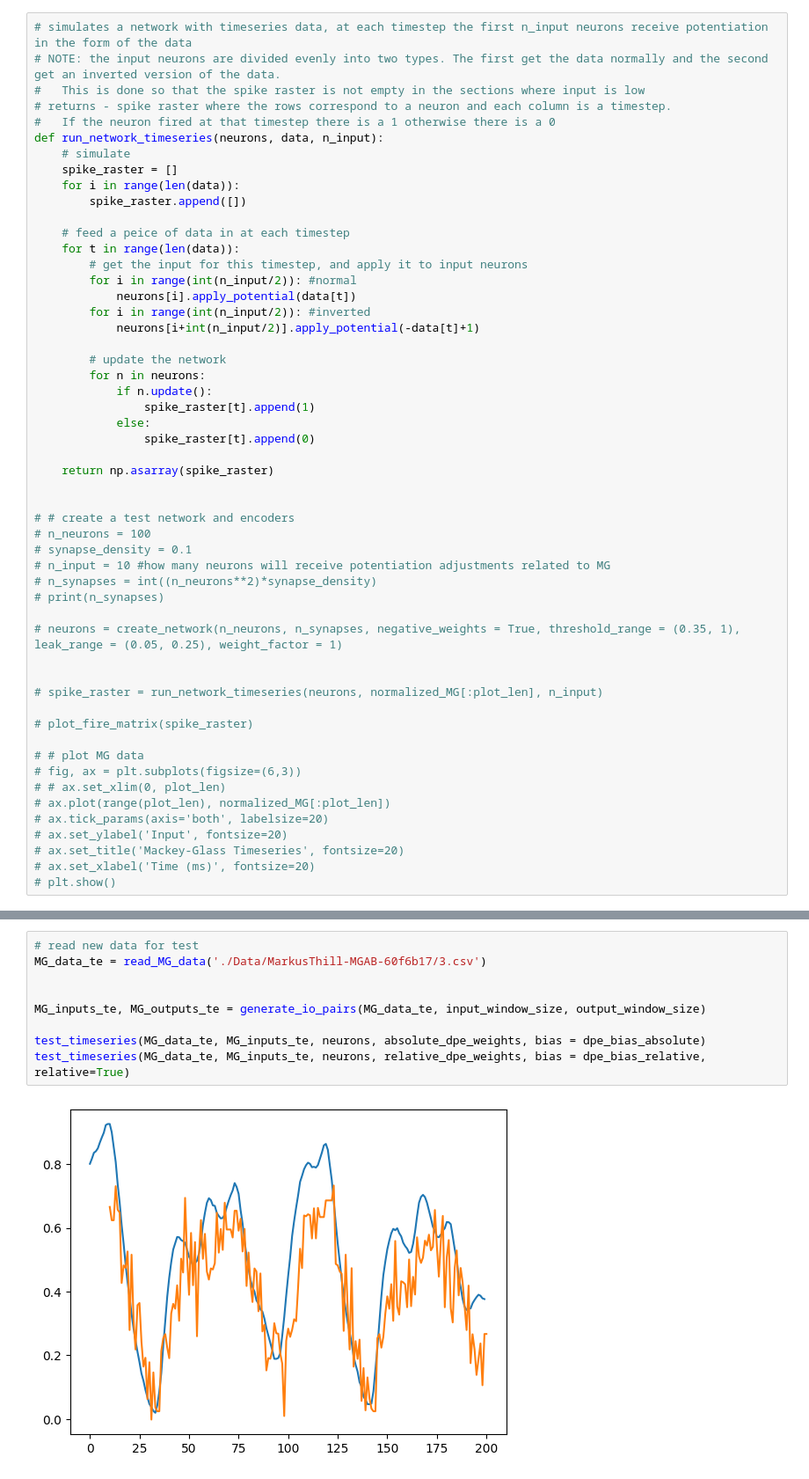
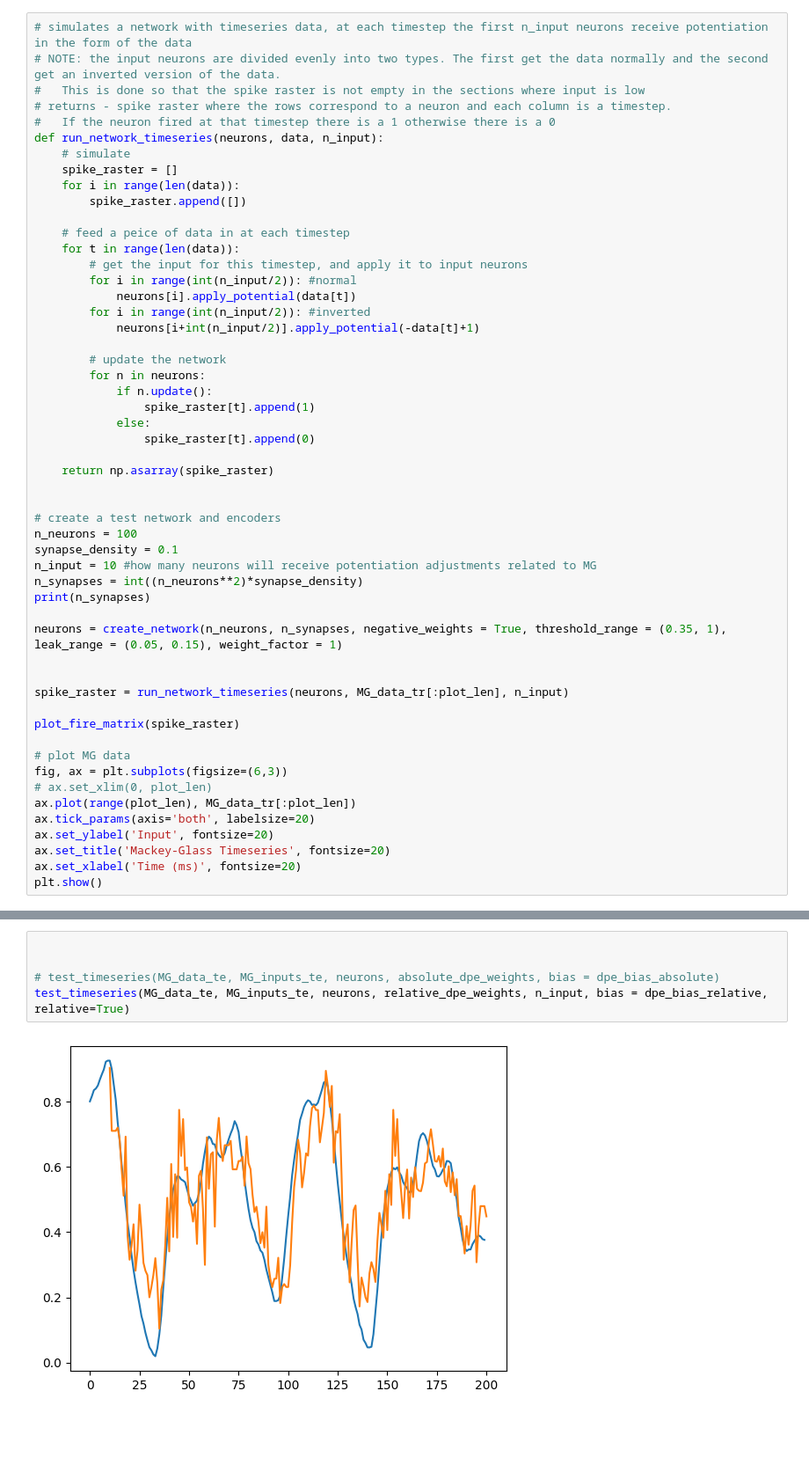
Before and after one commit to rfebbo/SNN_DPE, a Jupyter notebook: MG.ipynb, the cells around one changed output, grey strips where cells are left out. Shown at 88% size. Saved outputs shown, nothing was run; the diff lists cells and outputs as text; blank space fills up the shorter version.

```diff
--- a/MG.ipynb
+++ b/MG.ipynb
@@ -74,26 +81,26 @@ def run_network_timeseries(neurons, data, n_input):
     return np.asarray(spike_raster)
 
 
-# # create a test network and encoders
-# n_neurons = 100
-# synapse_density = 0.1
-# n_input = 10 #how many neurons will receive potentiation adjustments related to MG
-# n_synapses = int((n_neurons**2)*synapse_density)
-# print(n_synapses)
+# create a test network and encoders
+n_neurons = 100
+synapse_density = 0.1
+n_input = 10 #how many neurons will receive potentiation adjustments related to MG
+n_synapses = int((n_neurons**2)*synapse_density)
+print(n_synapses)
 
-# neurons = create_network(n_neurons, n_synapses, negative_weights = True, threshold_range = (0.35, 1), leak_range = (0.05, 0.25), weight_factor = 1)
+neurons = create_network(n_neurons, n_synapses, negative_weights = True, threshold_range = (0.35, 1), leak_range = (0.05, 0.15), weight_factor = 1)
 
 
-# spike_raster = run_network_timeseries(neurons, normalized_MG[:plot_len], n_input)
+spike_raster = run_network_timeseries(neurons, MG_data_tr[:plot_len], n_input)
 
-# plot_fire_matrix(spike_raster)
+plot_fire_matrix(spike_raster)
 
-# # plot MG data
-# fig, ax = plt.subplots(figsize=(6,3))
-# # ax.set_xlim(0, plot_len)
-# ax.plot(range(plot_len), normalized_MG[:plot_len])
-# ax.tick_params(axis='both', labelsize=20)
-# ax.set_ylabel('Input', fontsize=20)
-# ax.set_title('Mackey-Glass Timeseries', fontsize=20)
-# ax.set_xlabel('Time (ms)', fontsize=20)
-# plt.show()
+# plot MG data
+fig, ax = plt.subplots(figsize=(6,3))
+# ax.set_xlim(0, plot_len)
+ax.plot(range(plot_len), MG_data_tr[:plot_len])
+ax.tick_params(axis='both', labelsize=20)
+ax.set_ylabel('Input', fontsize=20)
+ax.set_title('Mackey-Glass Timeseries', fontsize=20)
+ax.set_xlabel('Time (ms)', fontsize=20)
+plt.show()
@@ -240,11 +280,7 @@ plt.show()
 # %%
-# read new data for test
-MG_data_te = read_MG_data('./Data/MarkusThill-MGAB-60f6b17/3.csv')
 
 
-MG_inputs_te, MG_outputs_te = generate_io_pairs(MG_data_te, input_window_size, output_window_size)
-
-test_timeseries(MG_data_te, MG_inputs_te, neurons, absolute_dpe_weights, bias = dpe_bias_absolute)
-test_timeseries(MG_data_te, MG_inputs_te, neurons, relative_dpe_weights, bias = dpe_bias_relative, relative=True)
+# test_timeseries(MG_data_te, MG_inputs_te, neurons, absolute_dpe_weights, bias = dpe_bias_absolute)
+test_timeseries(MG_data_te, MG_inputs_te, neurons, relative_dpe_weights, n_input, bias = dpe_bias_relative, relative=True)
 # %% [output]
-[figure, old version]
+[figure, new version]
```
Also changed, not shown: parts of 7 cells of this notebook, 7 other files.
